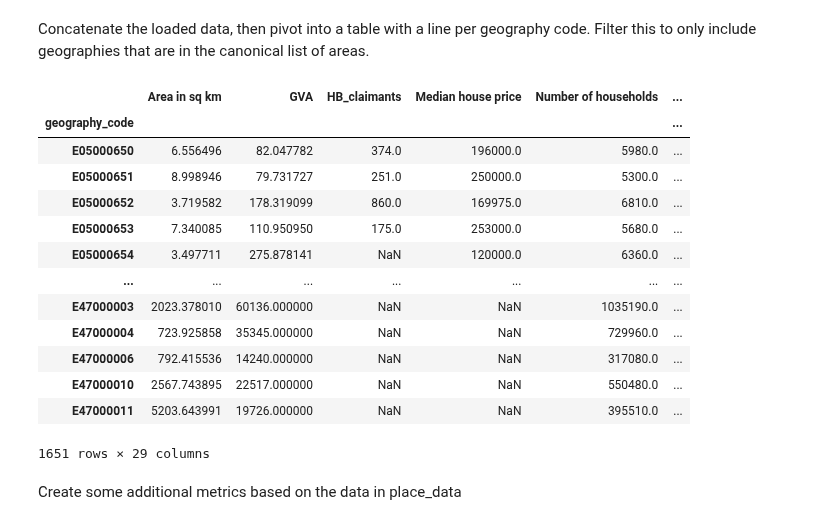
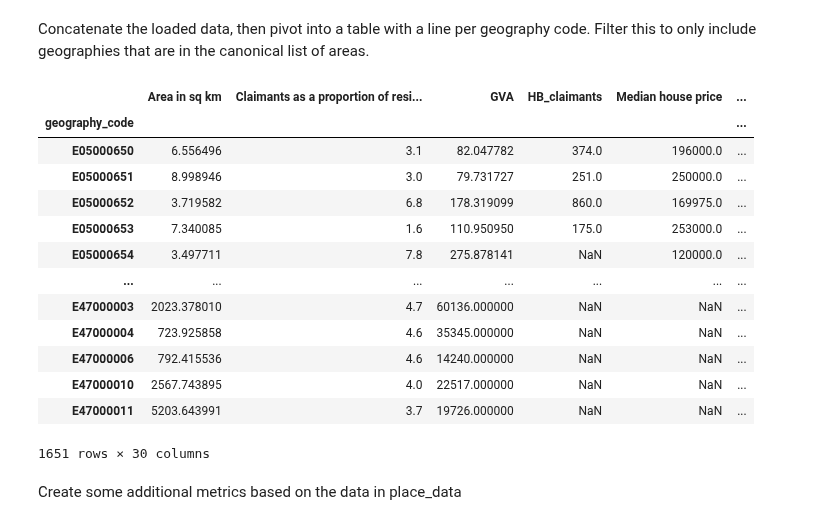
Before and after one commit to open-innovations/jrf-insight, a Jupyter notebook: pipelines/place/transform.ipynb, the cells around one changed output. Drawn from its saved outputs; the diff is of its cells as text; code cells hidden in the pictures.

```diff
--- a/pipelines/place/transform.ipynb
+++ b/pipelines/place/transform.ipynb
@@ -361,10 +361,11 @@ homelessness
 | 0 | 2023 | E92000001 | ENGLAND | Total households assessed as owed... | 79840.0 |
 319 rows × 5 columns
 # %%
-# claimants = pd.read_csv(f'{DATA_DIR}/claimant-count/claimant-count.csv')
-# claimants = claimants.loc[claimants.variable_name=='Claimants as a proportion of residents aged 16-64']
-# #claimants = claimants.loc[claimants.groupby('geography_code')['date'].idxmax()]
-# claimants = claimants[claimants.date == max(claimants.date)]
-# claimants.drop_duplicates(subset='geography_code', inplace=True)
-# claimants.reset_index(drop=True)
-# claimants[claimants.geography_code.duplicated()]
+# Get most recent claimaint values per place
+claimants = pd.read_csv(f'{DATA_DIR}/claimant-count/claimant-count.csv')
+claimants = claimants.loc[claimants.variable_name=='Claimants as a proportion of residents aged 16-64']
+claimants['date'] = pd.to_datetime(claimants['date'])
+claimants = claimants.loc[claimants.groupby('geography_code')['date'].idxmax()]
+claimants.drop_duplicates(subset='geography_code', inplace=True)
+claimants.reset_index(drop=True)
+claimants[claimants.geography_code.str.startswith('E129')]
@@ -413,48 +417,48 @@ Concatenate the loaded data, then pivot into a table with a line per geography c
 place_data = pd.concat([
     population_data,
     area_of_place,
     gva,
     households,
     council_tax_data,
     clif_data,
     number_of_children,
     savings,
     imd,
     house_prices,
     hbai_total_low_income,
     hbai_percent,
     number_of_pensioners,
     number_of_working_age,
     unemployment,
     economic_inactivity,
     imd_children,
     imd_older_people,
     housing_benefit,
     smi,
     homelessness,
-    # claimants,
+    claimants,
     median_weekly_earnings,
     mean_weekly_earnings
 ]).pivot(index='geography_code', columns='variable_name', values='value')
 place_data = place_data.loc[place_data.index.isin(get_place_list())]
 place_data = place_data.merge(get_place_data(), left_index=True, right_index=True, how='outer')
 place_data.index.name = 'geography_code'
 place_data
 # %% [output]
-|  | Area in sq km | GVA | HB_claimants | Median house price | Number of households | ... |
+|  | Area in sq km | Claimants as a proportion of resi... | GVA | HB_claimants | Median house price | ... |
 | geography_code |  |  |  |  |  | ... |
-| E05000650 | 6.556496 | 82.047782 | 374.0 | 196000.0 | 5980.0 | ... |
-| E05000651 | 8.998946 | 79.731727 | 251.0 | 250000.0 | 5300.0 | ... |
-| E05000652 | 3.719582 | 178.319099 | 860.0 | 169975.0 | 6810.0 | ... |
-| E05000653 | 7.340085 | 110.950950 | 175.0 | 253000.0 | 5680.0 | ... |
-| E05000654 | 3.497711 | 275.878141 | NaN | 120000.0 | 6360.0 | ... |
+| E05000650 | 6.556496 | 3.1 | 82.047782 | 374.0 | 196000.0 | ... |
+| E05000651 | 8.998946 | 3.0 | 79.731727 | 251.0 | 250000.0 | ... |
+| E05000652 | 3.719582 | 6.8 | 178.319099 | 860.0 | 169975.0 | ... |
+| E05000653 | 7.340085 | 1.6 | 110.950950 | 175.0 | 253000.0 | ... |
+| E05000654 | 3.497711 | 7.8 | 275.878141 | NaN | 120000.0 | ... |
 | ... | ... | ... | ... | ... | ... | ... |
-| E47000003 | 2023.378010 | 60136.000000 | NaN | NaN | 1035190.0 | ... |
-| E47000004 | 723.925858 | 35345.000000 | NaN | NaN | 729960.0 | ... |
-| E47000006 | 792.415536 | 14240.000000 | NaN | NaN | 317080.0 | ... |
-| E47000010 | 2567.743895 | 22517.000000 | NaN | NaN | 550480.0 | ... |
-| E47000011 | 5203.643991 | 19726.000000 | NaN | NaN | 395510.0 | ... |
+| E47000003 | 2023.378010 | 4.7 | 60136.000000 | NaN | NaN | ... |
+| E47000004 | 723.925858 | 4.6 | 35345.000000 | NaN | NaN | ... |
+| E47000006 | 792.415536 | 4.6 | 14240.000000 | NaN | NaN | ... |
+| E47000010 | 2567.743895 | 4.0 | 22517.000000 | NaN | NaN | ... |
+| E47000011 | 5203.643991 | 3.7 | 19726.000000 | NaN | NaN | ... |
-1651 rows × 29 columns
+1651 rows × 30 columns
 # %% [markdown]
 Create some additional metrics based on the data in place_data
 # %%
```
Also changed, not shown: parts of 1 cell of this notebook, 11 other files.
